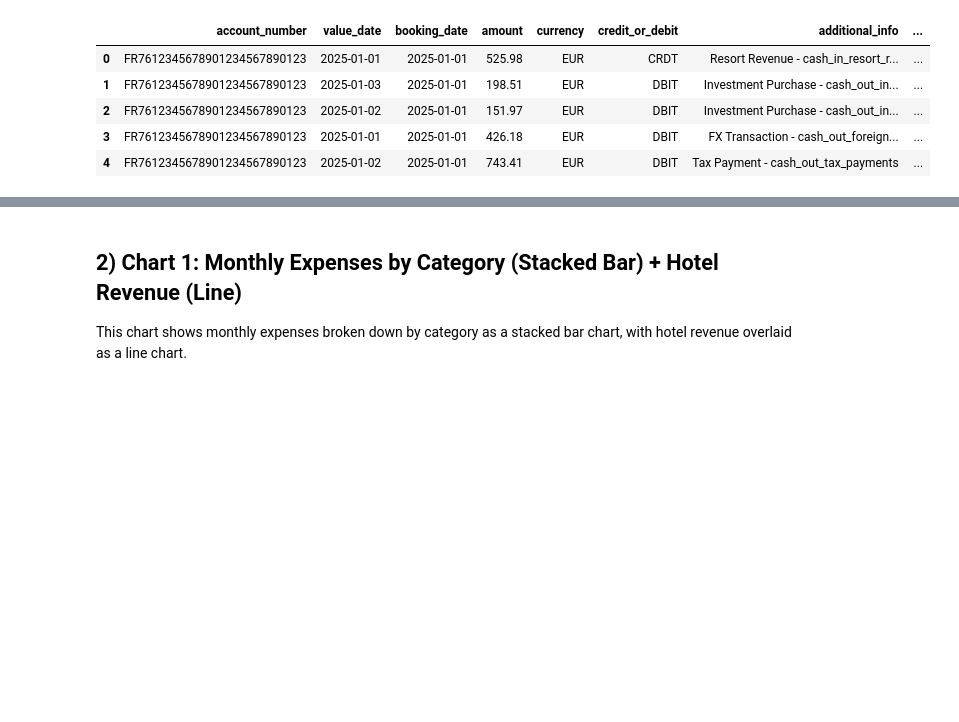
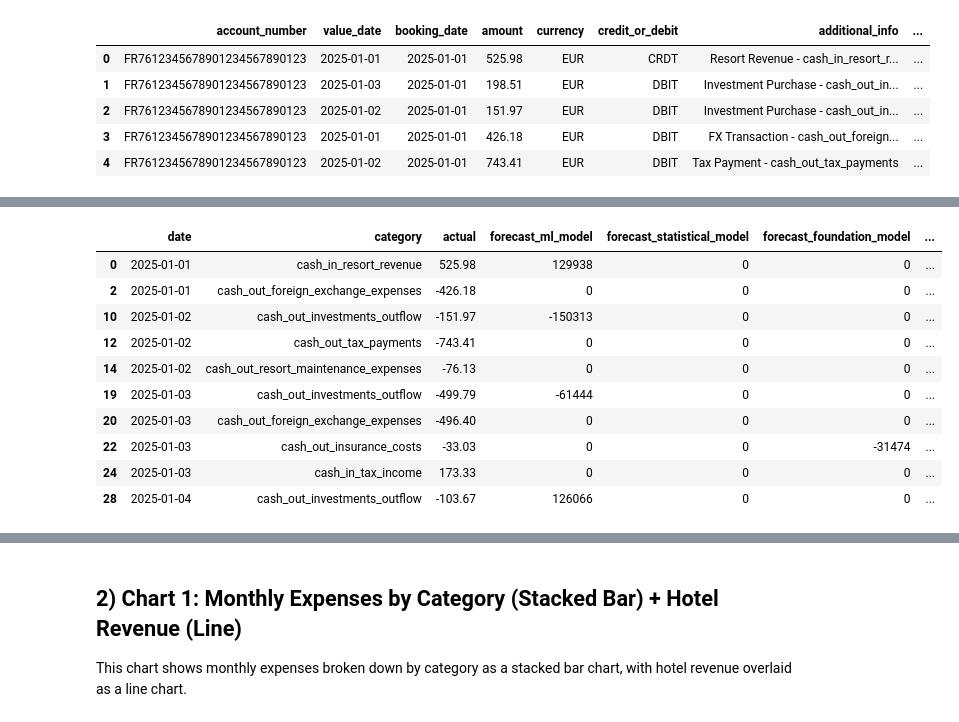
Before and after one commit to gianniskotsas/palm-case-study, a Jupyter notebook: scripts/main.ipynb, the cells around one changed output, grey strips where cells are left out. Drawn from its saved outputs; the diff is of its cells as text; code cells hidden in the pictures; blank space fills up the shorter version.

```diff
--- a/scripts/main.ipynb
+++ b/scripts/main.ipynb
@@ -185,0 +435,76 @@ print("✓ Ready to create charts using loaded datasets")
+# %%
+# FORECASTING ANALYSIS - STEP 4: Reconstruct Daily Time Series (Jan-Aug 2025)
+
+print("=" * 80)
+print("STEP 4: RECONSTRUCTING DAILY TIME SERIES")
+print("=" * 80)
+
+# Prepare user forecasts (exclude dismissed/cancelled)
+user_forecasts['value_date'] = pd.to_datetime(user_forecasts['value_date'], errors='coerce')
+user_forecasts_active = user_forecasts[
+    ~user_forecasts['status'].isin(['dismissed', 'cancelled'])
+].copy()
+
+# Generate complete date range
+date_range = pd.date_range('2025-01-01', '2025-08-31', freq='D')
+categories = transactions['category'].unique()
+
+daily_reconstruction = []
+
+print(f"\nProcessing {len(date_range)} days x {len(categories)} categories = {len(date_range) * len(categories):,} records")
+print("Using MOST RECENT forecast (latest start_date) for each date...")
+
+for date in date_range:
+    for category in categories:
+        # Get actual amount for this date and category
+        actual = transactions[
+            (pd.to_datetime(transactions[trx_date_col]) == date) &
+            (transactions['category'] == category)
+        ]['amount'].sum()
+
+        # Make cash_out categories negative
+        if category.startswith('cash_out_'):
+            actual = -actual
+
+        row = {
+            'date': date,
+            'category': category,
+            'actual': actual if actual != 0 else 0
+        }
+
+        # For each forecast method, find the MOST RECENT forecast (latest start_date)
+        for method in ['ml_model', 'statistical_model', 'foundation_model', 'historical', 'static']:
+            candidates = forecasts_daily_df[
+                (forecasts_daily_df['forecast_date'] == date) &
+                (forecasts_daily_df['category'] == category) &
+                (forecasts_daily_df['forecast_method'] == method) &
+                (forecasts_daily_df['start_date'] <= date) &
+                (forecasts_daily_df['end_date'] >= date)
+            ].copy()
+
+            if len(candidates) > 0:
+                # Select forecast with LATEST (most recent) start_date
+                best_idx = candidates['start_date'].idxmax()
+                best_forecast = candidates.loc[best_idx]
+                row[f'forecast_{method}'] = best_forecast['forecast_amount']
+            else:
+                row[f'forecast_{method}'] = 0
+
+        # Add user forecast if exists
+        user_forecast = user_forecasts_active[
+            (user_forecasts_active['value_date'] == date) &
+            (user_forecasts_active['category_id'] == category)
+        ]['amount'].sum()
+        row['forecast_user'] = user_forecast if user_forecast != 0 else 0
+
+        daily_reconstruction.append(row)
+
+daily_df = pd.DataFrame(daily_reconstruction)
+
+print(f"\n✓ Reconstructed {len(daily_df):,} daily records")
+print(f"  Date range: {daily_df['date'].min()} to {daily_df['date'].max()}")
+print(f"  Categories: {daily_df['category'].nunique()}")
+print(f"  Days with actual transactions: {(daily_df['actual'] != 0).sum():,}")
+print(f"\nSample daily reconstruction:")
+display(daily_df[daily_df['actual'] != 0].head(10))
+# %% [output]
@@ -185,0 +524,11 @@ print("✓ Ready to create charts using loaded datasets")
+|  | date | category | actual | forecast_ml_model | forecast_statistical_model | forecast_foundation_model | ... |
+| 0 | 2025-01-01 | cash_in_resort_revenue | 525.98 | 129938 | 0 | 0 | ... |
+| 2 | 2025-01-01 | cash_out_foreign_exchange_expenses | -426.18 | 0 | 0 | 0 | ... |
+| 10 | 2025-01-02 | cash_out_investments_outflow | -151.97 | -150313 | 0 | 0 | ... |
+| 12 | 2025-01-02 | cash_out_tax_payments | -743.41 | 0 | 0 | 0 | ... |
+| 14 | 2025-01-02 | cash_out_resort_maintenance_expenses | -76.13 | 0 | 0 | 0 | ... |
+| 19 | 2025-01-03 | cash_out_investments_outflow | -499.79 | -61444 | 0 | 0 | ... |
+| 20 | 2025-01-03 | cash_out_foreign_exchange_expenses | -496.40 | 0 | 0 | 0 | ... |
+| 22 | 2025-01-03 | cash_out_insurance_costs | -33.03 | 0 | 0 | -31474 | ... |
+| 24 | 2025-01-03 | cash_in_tax_income | 173.33 | 0 | 0 | 0 | ... |
+| 28 | 2025-01-04 | cash_out_investments_outflow | -103.67 | 126066 | 0 | 0 | ... |
```
Also changed, not shown: parts of 27 cells of this notebook, 55 other files.
